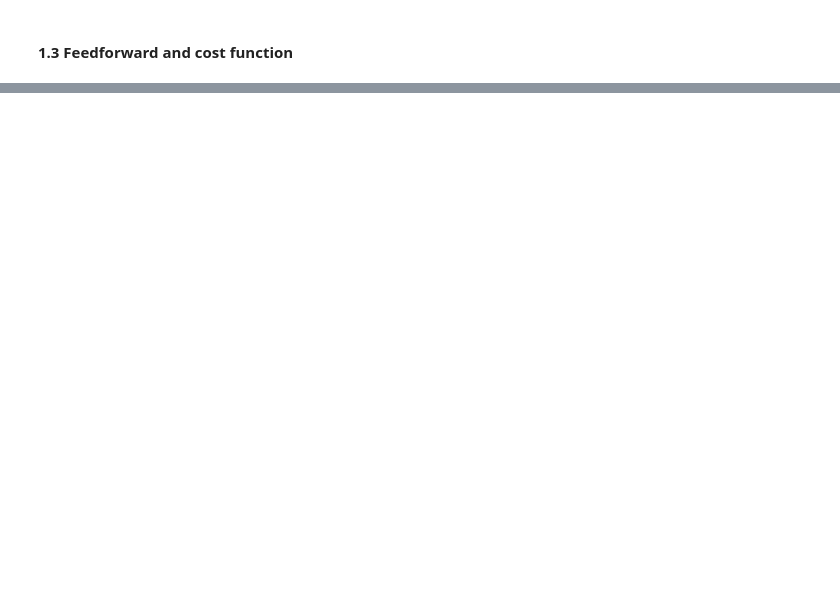
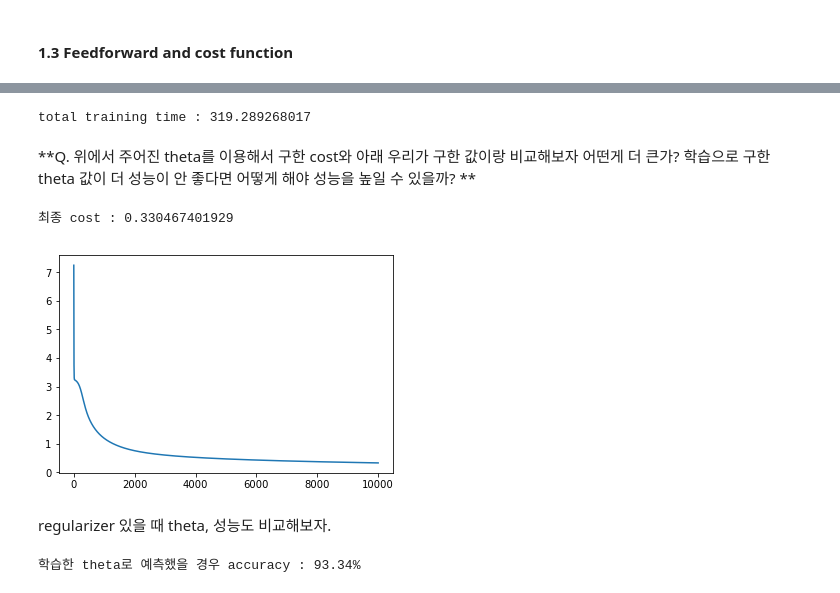
Before and after one commit to kymkh0902/studyroom, a Jupyter notebook: Lecture/Machine learning/Code/ex4/ex4_answer.ipynb, the cells around one changed output, grey strips where cells are left out. Cells and saved outputs as stored; diff of their text form; code cells hidden in the pictures; blank space fills up the shorter version.

```diff
--- a/Lecture/Machine learning/Code/ex4/ex4_answer.ipynb
+++ b/Lecture/Machine learning/Code/ex4/ex4_answer.ipynb
@@ -440,0 +291,5 @@ displayHiddenLayer(learned_Thetas[0])
+# %%
+# sigmoid의 gradient를 구하자.
+def sigmoid_gradient(z):
+    a = sigmoid(z)
+    return a * (1 - a)
@@ -440,0 +301,6 @@ displayHiddenLayer(learned_Thetas[0])
+# %%
+def random_init_theta(eps=0.12):
+    theta1 = np.random.rand(hidden_layer_size, input_layer_size + 1) * 2 * eps - eps
+    theta2 = np.random.rand(output_layer_size, hidden_layer_size + 1) * 2 * eps - eps
+    random_thetas = [theta1, theta2]
+    return random_thetas
@@ -440,0 +428,16 @@ displayHiddenLayer(learned_Thetas[0])
+# %%
+# theta1 gradient 확인
+random_indices = np.random.choice(5000, 10)
+sampled_X = X[random_indices]
+sampled_y = y_onehot[random_indices]
+
+dtheta1, dtheta2 = backpropagate(thetas, sampled_X, sampled_y)
+
+f1 = lambda th : costfunction_vector([th, theta2], sampled_X, sampled_y)
+theta1_grad_num = eval_numerical_gradient(f1, theta1, verbose=False)
+print("theta1 gradient 차이 : {}".format(rel_error(dtheta1, theta1_grad_num)))
+
+# theta2 gradient 확인
+f2 = lambda th : costfunction_vector([theta1, th], sampled_X, sampled_y)
+theta2_grad_num = eval_numerical_gradient(f2, theta2, verbose=False)
+print("theta2 gradient 차이 : {}".format(rel_error(dtheta2, theta2_grad_num)))
@@ -440,0 +487,21 @@ displayHiddenLayer(learned_Thetas[0])
+# %%
+# 1만번이나 학습을 해야한다니 시간이 1~2분 정도 걸릴 것이다.
+start = time.time()
+final_thetas, cost_history = train(X, y_onehot, 10000, 0.1)
+end = time.time()
+
+print("total training time : {}".format(end - start))
+# %% [output]
+total training time : 319.289268017
+# %% [markdown]
+**Q. 위에서 주어진 theta를 이용해서 구한 cost와 아래 우리가 구한 값이랑 비교해보자 어떤게 더 큰가? 학습으로 구한 theta 값이 더 성능이 안 좋다면 어떻게 해야 성능을 높일 수 있을까? **
+# %%
+# 최종 cost 확인
+print("최종 cost : {}".format(cost_history[-1]))
+
+# 학습 결과 (cost)
+plt.plot(cost_history)
+plt.show()
+# %% [output]
+최종 cost : 0.330467401929
+[figure, added]
@@ -440,0 +526,2 @@ displayHiddenLayer(learned_Thetas[0])
+# %% [markdown]
+regularizer 있을 때 theta, 성능도 비교해보자.
@@ -440,0 +530,7 @@ displayHiddenLayer(learned_Thetas[0])
+# %%
+pred = predict(X, final_thetas_regularizer)
+correct = pred == y
+accuracy = np.mean(correct)
+print("학습한 theta로 예측했을 경우 accuracy : {}%".format(accuracy*100))
+# %% [output]
+학습한 theta로 예측했을 경우 accuracy : 93.34%
```
Also changed, not shown: parts of 71 cells of this notebook, 1 other file.
